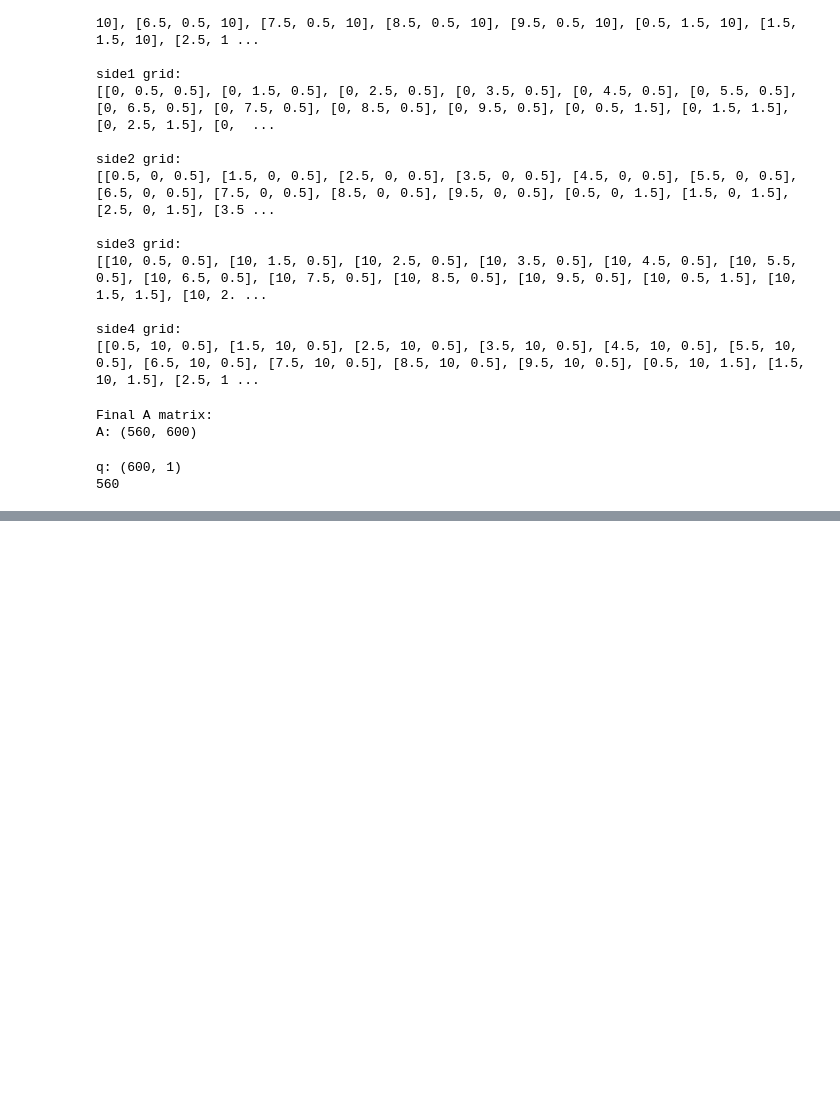
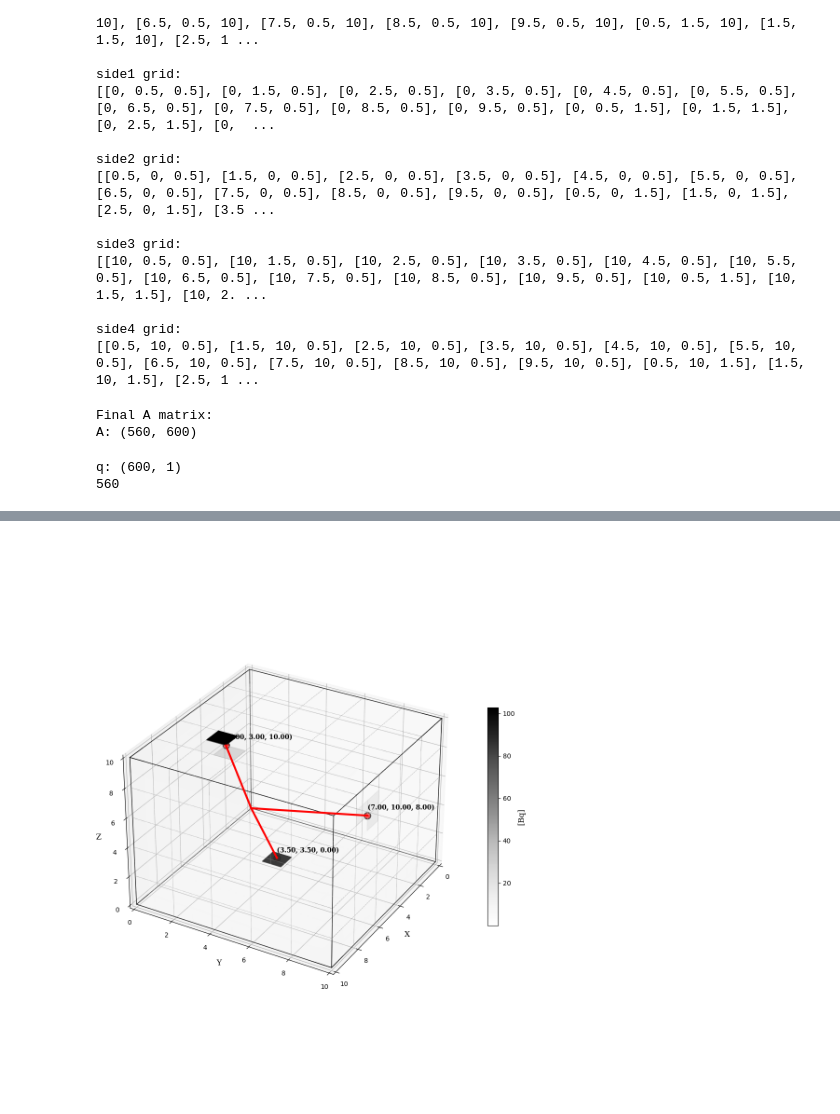
Before and after one commit to moeuu/radiation-surface-mle-estimator, a Jupyter notebook: notebook/estimation_3.ipynb, the cells around one changed output, grey strips where cells are left out. Drawn from its saved outputs; the diff is of its cells as text; code cells hidden in the pictures; blank space fills up the shorter version.

```diff
--- a/notebook/estimation_3.ipynb
+++ b/notebook/estimation_3.ipynb
@@ -251,0 +234,14 @@ plot_3d_heatmap_cube(qs, x, y, z, sources=source_list, vmin=vmin, vmax=vmax)
+# %%
+class RadiationSource:
+    def __init__(self, x, y, z, bq):
+        self.x = x
+        self.y = y
+        self.z = z
+        self.bq = bq
+
+# クラスのインスタンスに変換
+source_list = [RadiationSource(*src) for src in [source_1, source_2, source_3]]
+# %%
+plot_3d_heatmap(qs, x, y, z, sources=source_list, vmin=vmin, vmax=vmax)
+# %% [output]
+[figure, added]
```
Also changed, not shown: parts of 9 cells of this notebook, 6 other files.
